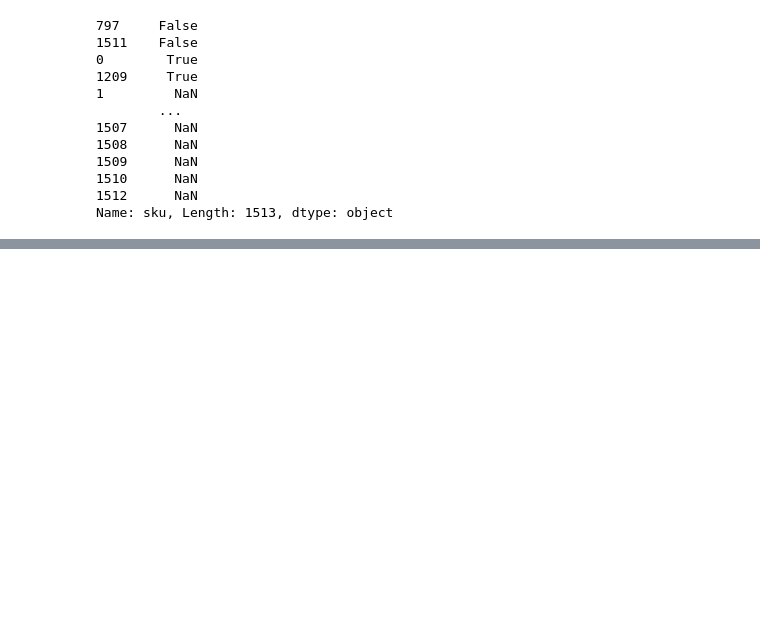
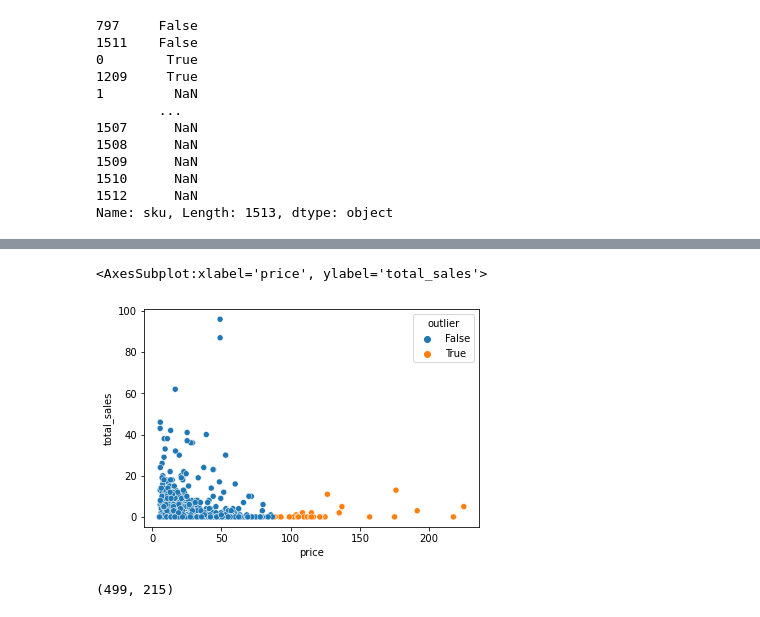
Before and after one commit to Etienne-COMBE/wine_spirit, a Jupyter notebook: src/main.ipynb, the cells around one changed output, grey strips where cells are left out. Saved outputs shown, nothing was run; the diff lists cells and outputs as text; code cells hidden in the pictures; blank space fills up the shorter version.

```diff
--- a/src/main.ipynb
+++ b/src/main.ipynb
@@ -170,0 +161,12 @@ memory usage: 150.9+ KB
+# %%
+fusion['outlier'] = fusion.price.isin(outliers_zscore.price)
+# %%
+sb.scatterplot(fusion['price'], fusion['total_sales'], hue = fusion['outlier'])
+# %% [output]
+<AxesSubplot:xlabel='price', ylabel='total_sales'>
+[figure, added]
+# %%
+x_train, x_test  = train_test_split(fusion[['price', 'total_sales']], test_size = 0.3, random_state = 42)
+len(x_train), len(x_test)
+# %% [output]
+(499, 215)
```
Also changed, not shown: parts of 34 cells of this notebook, 1 other file.
